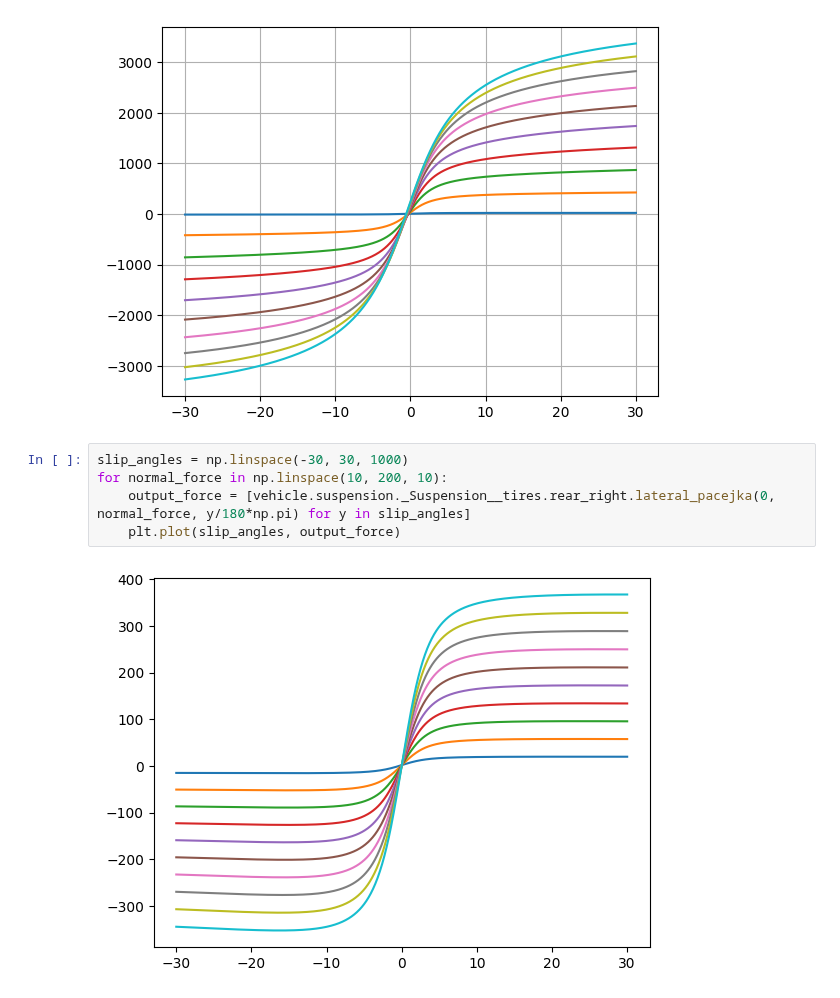
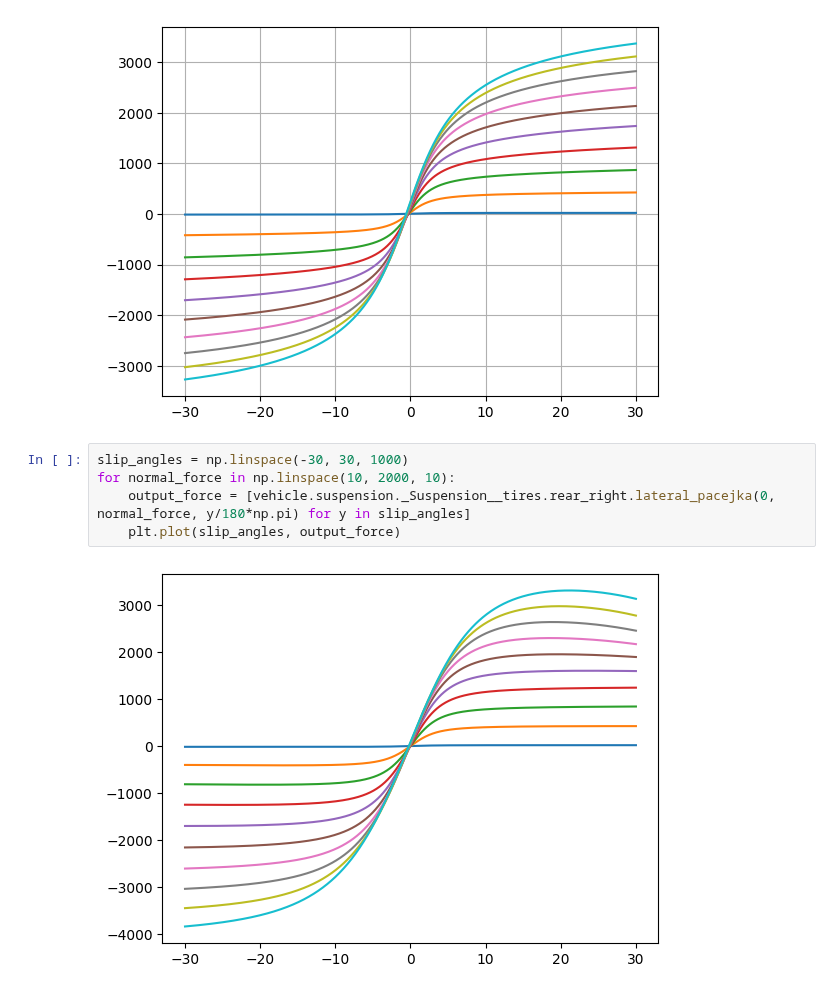
Before and after one commit to LonghornRacingElectric/magic_moment_method, a Jupyter notebook: analysis/MMM_plotter.ipynb, the cells around one changed output. Saved outputs shown, nothing was run; the diff lists cells and outputs as text.

```diff
--- a/analysis/MMM_plotter.ipynb
+++ b/analysis/MMM_plotter.ipynb
@@ -294,8 +288,8 @@ c:\Users\kiera\Documents\apersonal_documents\formula\magic_moment_method\analysi
 [figure]
 # %%
 slip_angles = np.linspace(-30, 30, 1000)
-for normal_force in np.linspace(10, 200, 10):
+for normal_force in np.linspace(10, 2000, 10):
     output_force = [vehicle.suspension._Suspension__tires.rear_right.lateral_pacejka(0, normal_force, y/180*np.pi) for y in slip_angles]
     plt.plot(slip_angles, output_force)
 # %% [output]
-[figure, old version]
+[figure, new version]
```
Also changed, not shown: parts of 15 cells of this notebook, 5 other files.
